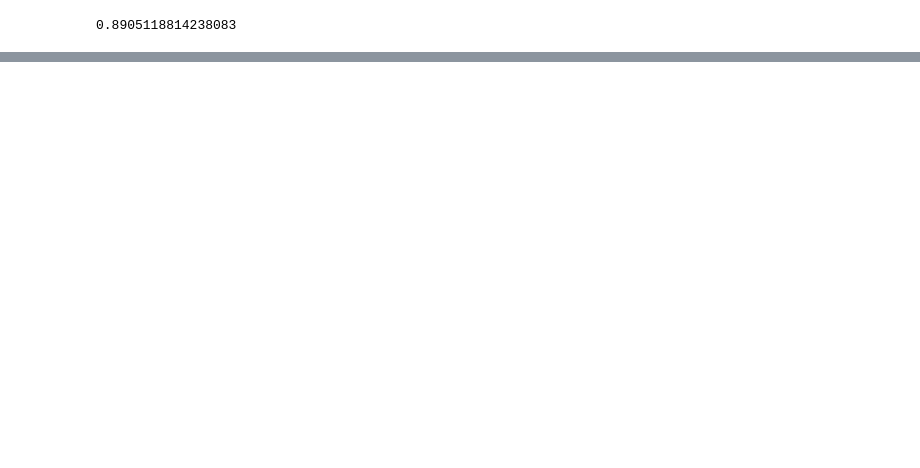
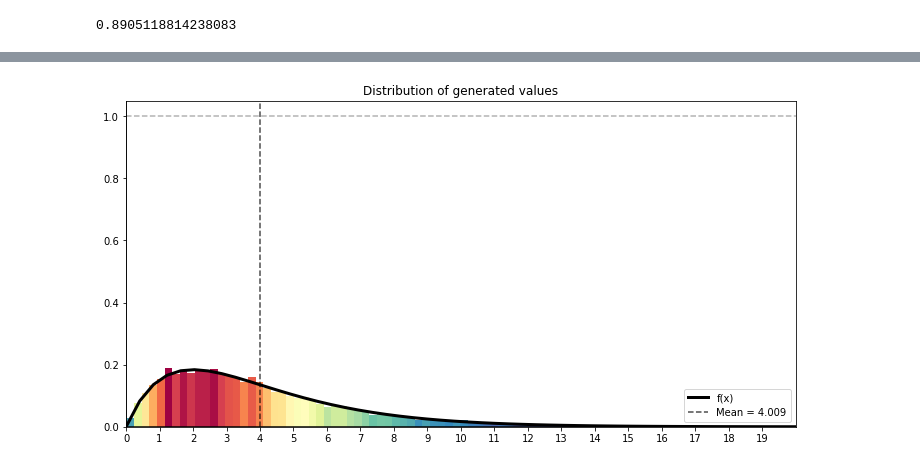
Before and after one commit to git-lu/models-and-simulations, a Jupyter notebook: exguide5.ipynb, the cells around one changed output, grey strips where cells are left out. Saved outputs shown, nothing was run; the diff lists cells and outputs as text; code cells hidden in the pictures; blank space fills up the shorter version.

```diff
--- a/exguide5.ipynb
+++ b/exguide5.ipynb
@@ -466,0 +493,6 @@ $$
+# %%
+erlang = Erlang(k=2,mu=2,x_lim=(0,20),y_lim=(0,0.5))
+# %%
+erlang.plot(10000,bins = 100)
+# %% [output]
+[figure, added]
```
Also changed, not shown: parts of 11 cells of this notebook, 2 other files.
